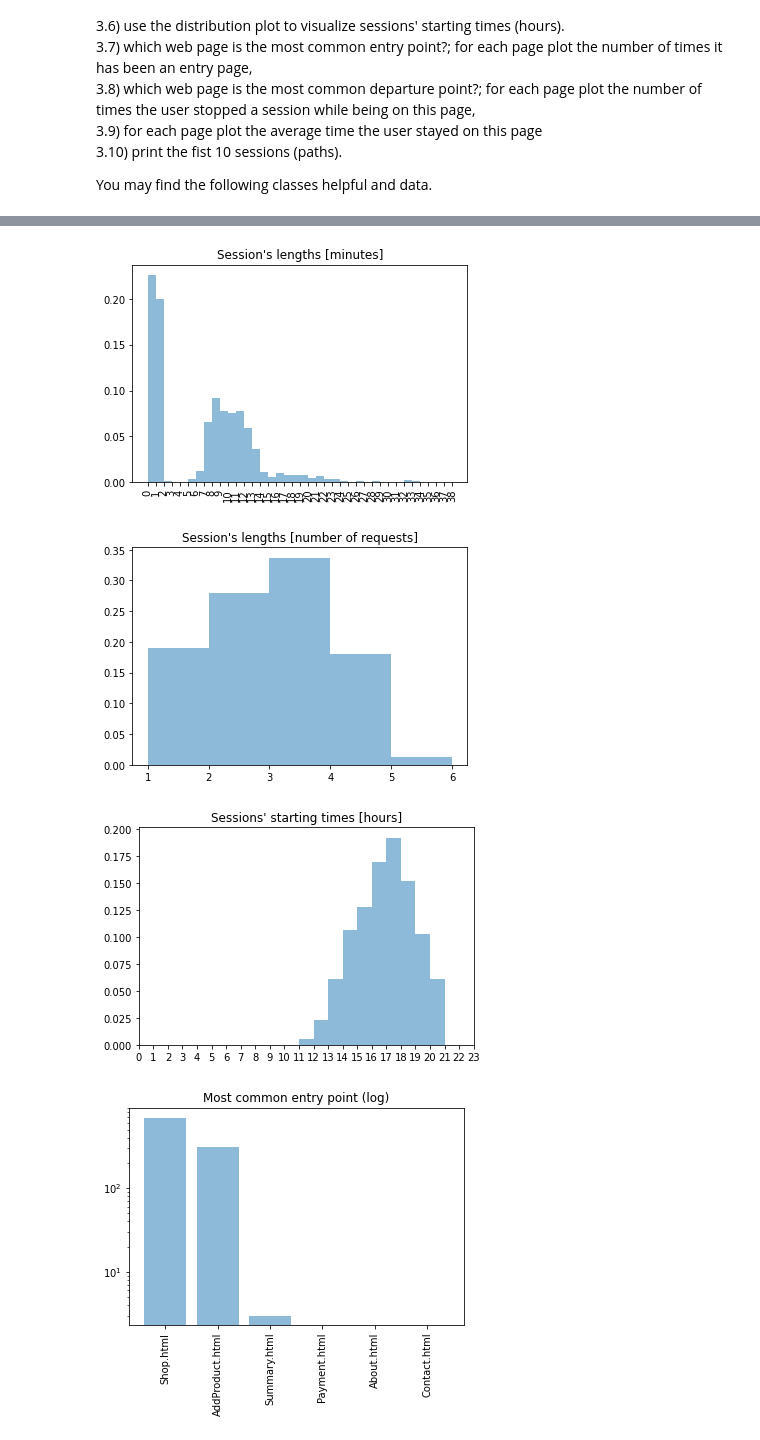
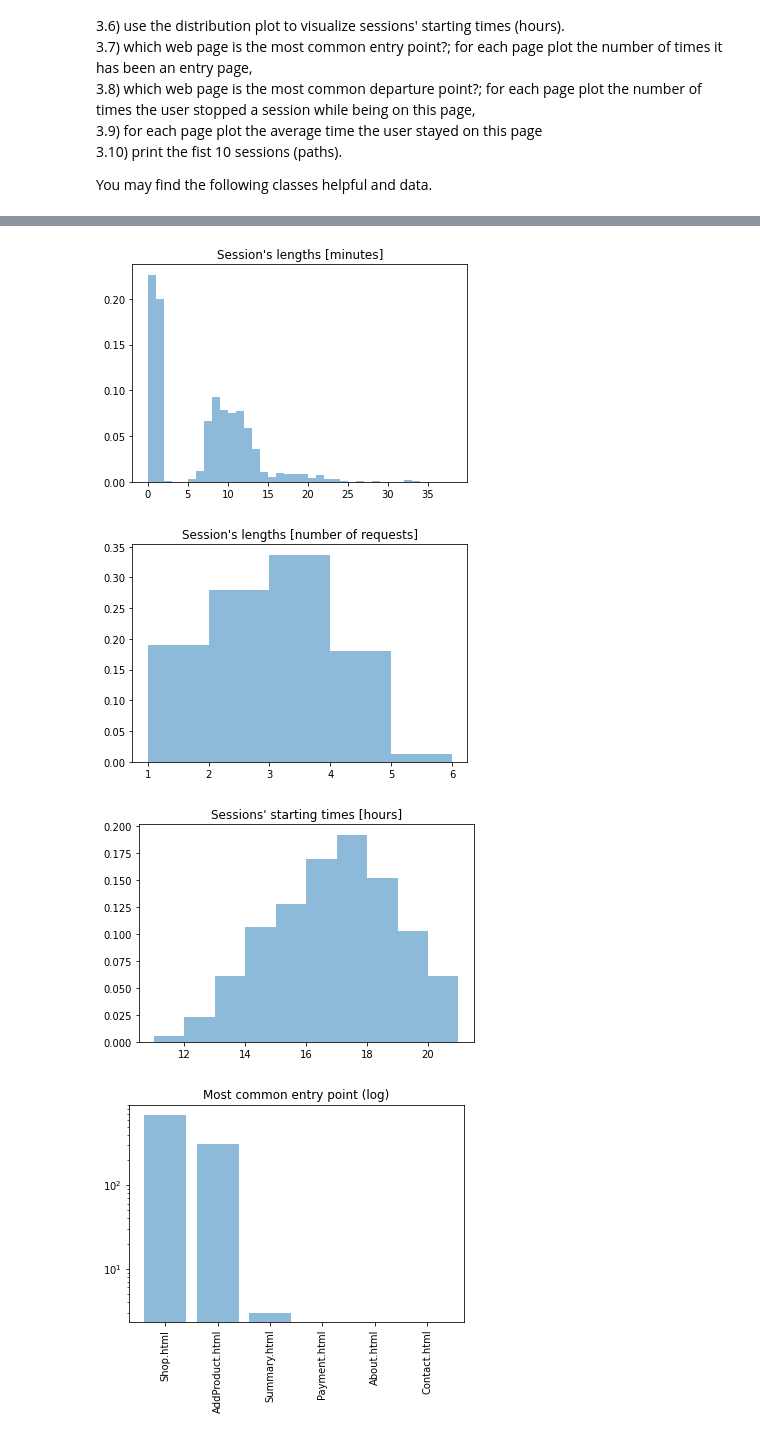
Before and after one commit to PiotrJTomaszewski/IR_lab, a Jupyter notebook: lab_30_03/Lab10_Logs.ipynb, the cells around one changed output, grey strips where cells are left out. Drawn from its saved outputs; the diff is of its cells as text; code cells hidden in the pictures.

Commit message:
Histograms work better without xtick

```diff
--- a/lab_30_03/Lab10_Logs.ipynb
+++ b/lab_30_03/Lab10_Logs.ipynb
@@ -210,7 +210,6 @@ print(round(len(global_sessions) / len(computers), 3))
 sess_len_minutes_array = np.array(sess_len_minutes)
 bins = np.arange(np.floor(sess_len_minutes_array.min()),np.ceil(sess_len_minutes_array.max()))
 plt.hist(sess_len_minutes_array, bins, alpha=0.5, density=True)
-plt.xticks(np.arange(min(sess_len_minutes), max(sess_len_minutes)), rotation='vertical')
 plt.title('Session\'s lengths [minutes]')
 plt.show()
 
@@ -225,7 +224,6 @@ plt.show()
 sess_start_time_hours_array = np.array(sess_start_time_hours)
 bins = np.arange(np.floor(sess_start_time_hours_array.min()),np.ceil(sess_start_time_hours_array.max()))
 plt.hist(sess_start_time_hours_array, bins, alpha=0.5, density=True)
-plt.xticks(np.arange(0, 24))
 plt.title('Sessions\' starting times [hours]')
 plt.show()
 
@@ -281,35 +279,35 @@ for session in global_sessions:
             next_request = session.requests[i+1]
             time_on_page[request.page] += next_request.time - request.time
             visits[request.page] += 1
 avg_time_on_page = {}
 for page in PAGES:
     if visits[page] > 0:
         avg_time_on_page[page] = (time_on_page[page] / visits[page])/60
     else:
         avg_time_on_page[page] = 0
 plt.bar(np.arange(len(avg_time_on_page.values())), avg_time_on_page.values(), log=True, align='center', alpha=0.5)
 plt.xticks(np.arange(len(avg_time_on_page.keys())), labels=avg_time_on_page.keys(), rotation='vertical')
 plt.title('Average time spent on a page on a page [minutes] (log)')
 plt.show()
 plt.bar(np.arange(len(avg_time_on_page.values())), avg_time_on_page.values(), align='center', alpha=0.5)
 plt.xticks(np.arange(len(avg_time_on_page.keys())), labels=avg_time_on_page.keys(), rotation='vertical')
 plt.title('Average time spent on a page on a page [minutes]')
 plt.show()
 
 # 3.10) print the first 10 sessions (paths).
 print('----First ten sessions----')
 for i in range(10):
     print(global_sessions[i])
 # %% [output]
 ----Total number of sessions----
 1000
 ----Total number of users----
 391
 ----Average number of sessions per one user
 2.558
-[figure, old version]
+[figure, new version]
 [figure]
-[figure, old version]
+[figure, new version]
 [figure]
 [figure]
 ----The most common entry point----
```
